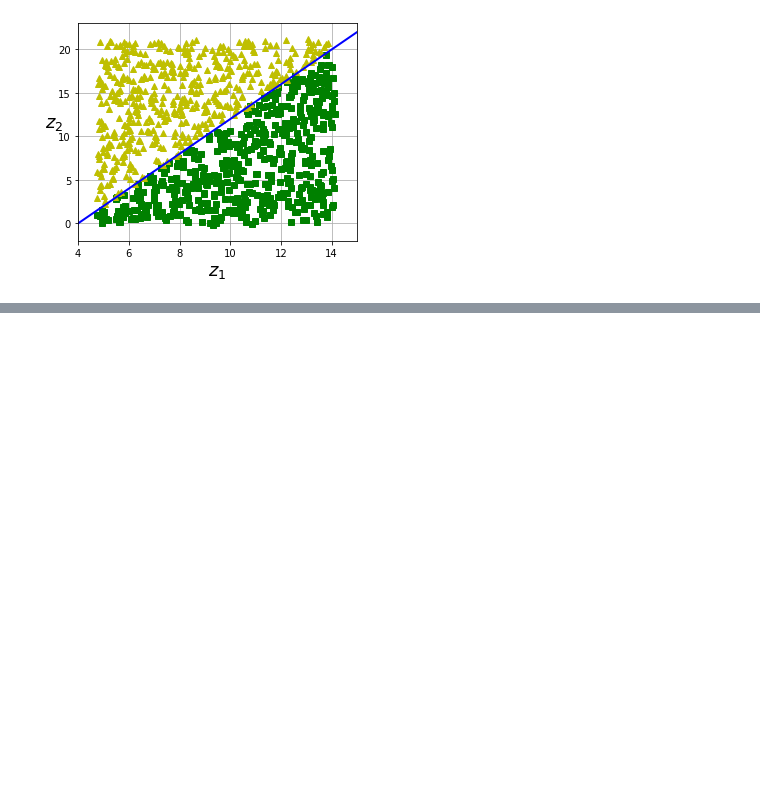
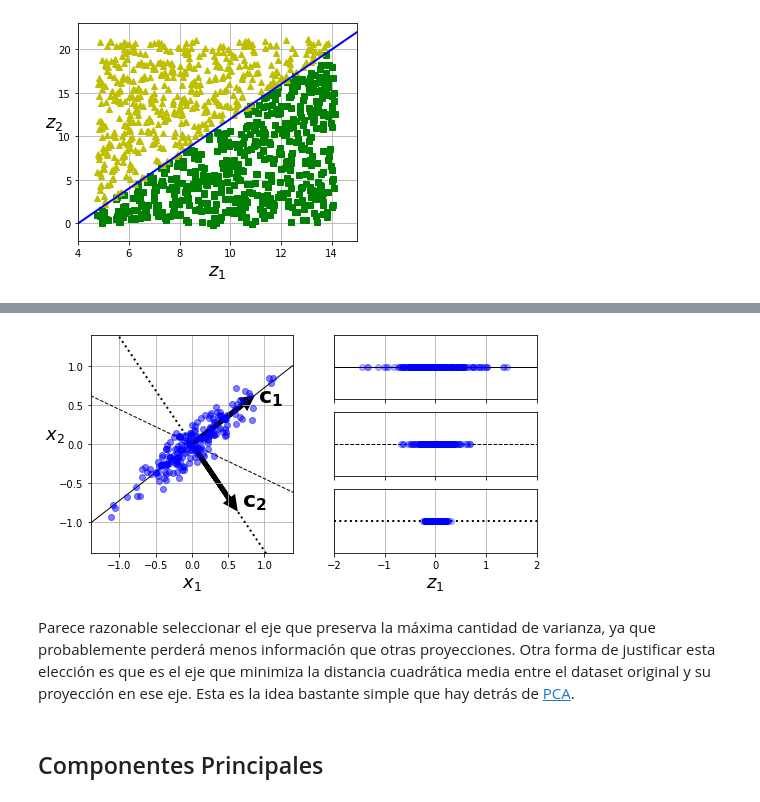
Before and after one commit to SgtSteiner/DataScience, a Jupyter notebook: handson-ml/Ch.08.Reducción de dimensionalidad.ipynb, the cells around one changed output, grey strips where cells are left out. Saved outputs shown, nothing was run; the diff lists cells and outputs as text; code cells hidden in the pictures; blank space fills up the shorter version.

```diff
--- a/handson-ml/Ch.08.Reducción de dimensionalidad.ipynb
+++ b/handson-ml/Ch.08.Reducción de dimensionalidad.ipynb
@@ -412,0 +421,64 @@ plt.show()
+# %%
+angle = np.pi / 5
+stretch = 5
+m = 200
+
+np.random.seed(3)
+X = np.random.randn(m, 2) / 10
+X = X.dot(np.array([[stretch, 0],[0, 1]])) # stretch
+X = X.dot([[np.cos(angle), np.sin(angle)], [-np.sin(angle), np.cos(angle)]]) # rotate
+
+u1 = np.array([np.cos(angle), np.sin(angle)])
+u2 = np.array([np.cos(angle - 2 * np.pi/6), np.sin(angle - 2 * np.pi/6)])
+u3 = np.array([np.cos(angle - np.pi/2), np.sin(angle - np.pi/2)])
+
+X_proj1 = X.dot(u1.reshape(-1, 1))
+X_proj2 = X.dot(u2.reshape(-1, 1))
+X_proj3 = X.dot(u3.reshape(-1, 1))
+
+plt.figure(figsize=(8,4))
+plt.subplot2grid((3,2), (0, 0), rowspan=3)
+plt.plot([-1.4, 1.4], [-1.4*u1[1]/u1[0], 1.4*u1[1]/u1[0]], "k-", linewidth=1)
+plt.plot([-1.4, 1.4], [-1.4*u2[1]/u2[0], 1.4*u2[1]/u2[0]], "k--", linewidth=1)
+plt.plot([-1.4, 1.4], [-1.4*u3[1]/u3[0], 1.4*u3[1]/u3[0]], "k:", linewidth=2)
+plt.plot(X[:, 0], X[:, 1], "bo", alpha=0.5)
+plt.axis([-1.4, 1.4, -1.4, 1.4])
+plt.arrow(0, 0, u1[0], u1[1], head_width=0.1, linewidth=5, length_includes_head=True, head_length=0.1, fc='k', ec='k')
+plt.arrow(0, 0, u3[0], u3[1], head_width=0.1, linewidth=5, length_includes_head=True, head_length=0.1, fc='k', ec='k')
+plt.text(u1[0] + 0.1, u1[1] - 0.05, r"$\mathbf{c_1}$", fontsize=22)
+plt.text(u3[0] + 0.1, u3[1], r"$\mathbf{c_2}$", fontsize=22)
+plt.xlabel("$x_1$", fontsize=18)
+plt.ylabel("$x_2$", fontsize=18, rotation=0)
+plt.grid(True)
+
+plt.subplot2grid((3,2), (0, 1))
+plt.plot([-2, 2], [0, 0], "k-", linewidth=1)
+plt.plot(X_proj1[:, 0], np.zeros(m), "bo", alpha=0.3)
+plt.gca().get_yaxis().set_ticks([])
+plt.gca().get_xaxis().set_ticklabels([])
+plt.axis([-2, 2, -1, 1])
+plt.grid(True)
+
+plt.subplot2grid((3,2), (1, 1))
+plt.plot([-2, 2], [0, 0], "k--", linewidth=1)
+plt.plot(X_proj2[:, 0], np.zeros(m), "bo", alpha=0.3)
+plt.gca().get_yaxis().set_ticks([])
+plt.gca().get_xaxis().set_ticklabels([])
+plt.axis([-2, 2, -1, 1])
+plt.grid(True)
+
+plt.subplot2grid((3,2), (2, 1))
+plt.plot([-2, 2], [0, 0], "k:", linewidth=2)
+plt.plot(X_proj3[:, 0], np.zeros(m), "bo", alpha=0.3)
+plt.gca().get_yaxis().set_ticks([])
+plt.axis([-2, 2, -1, 1])
+plt.xlabel("$z_1$", fontsize=18)
+plt.grid(True)
+
+plt.show()
+# %% [output]
+[figure, added]
+# %% [markdown]
+Parece razonable seleccionar el eje que preserva la máxima cantidad de varianza, ya que probablemente perderá menos información que otras proyecciones. Otra forma de justificar esta elección es que es el eje que minimiza la distancia cuadrática media entre el dataset original y su proyección en ese eje. Esta es la idea bastante simple que hay detrás de [PCA](https://homl.info/31).
+# %% [markdown]
+## Componentes Principales
```
Also changed, not shown: parts of 9 cells of this notebook, 1 other file.
